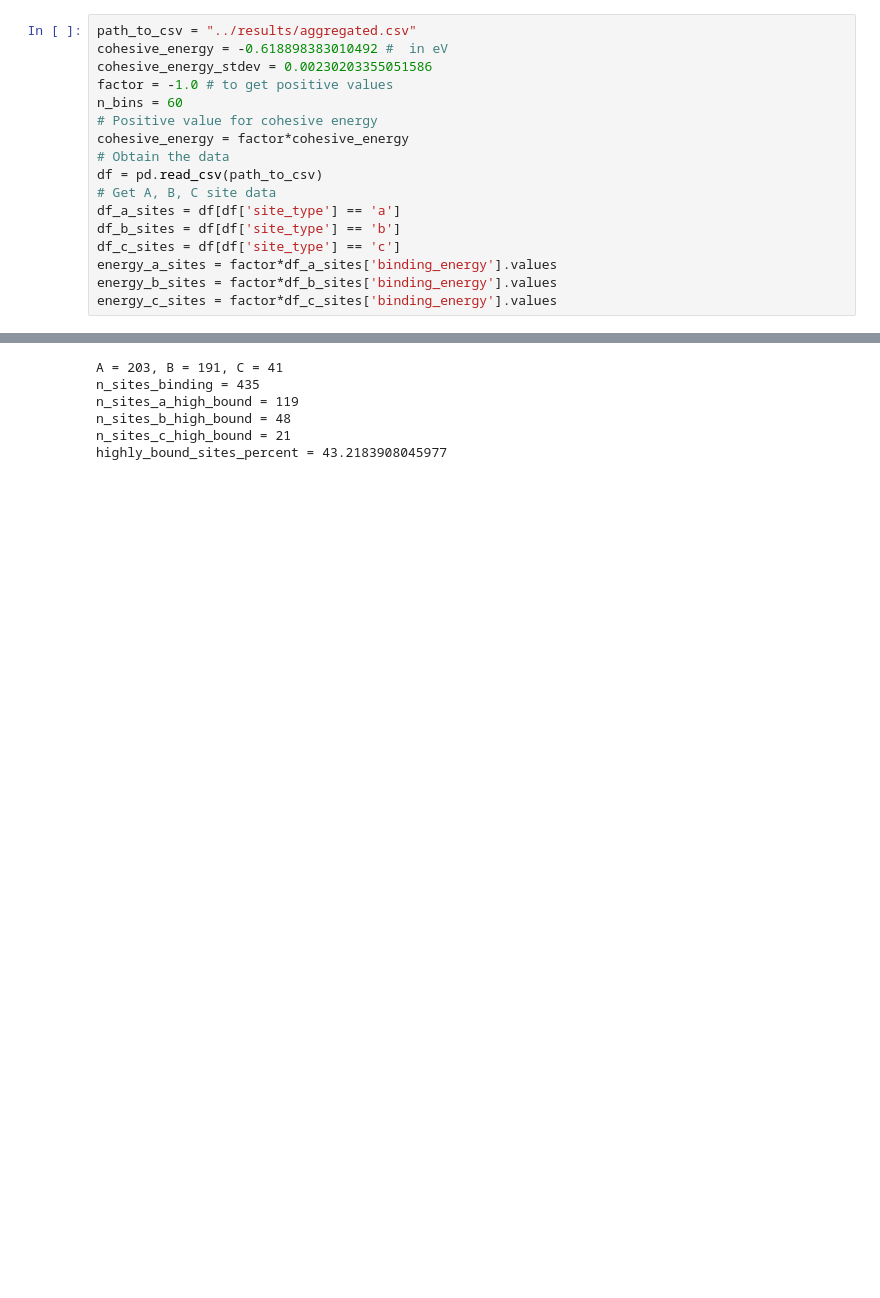
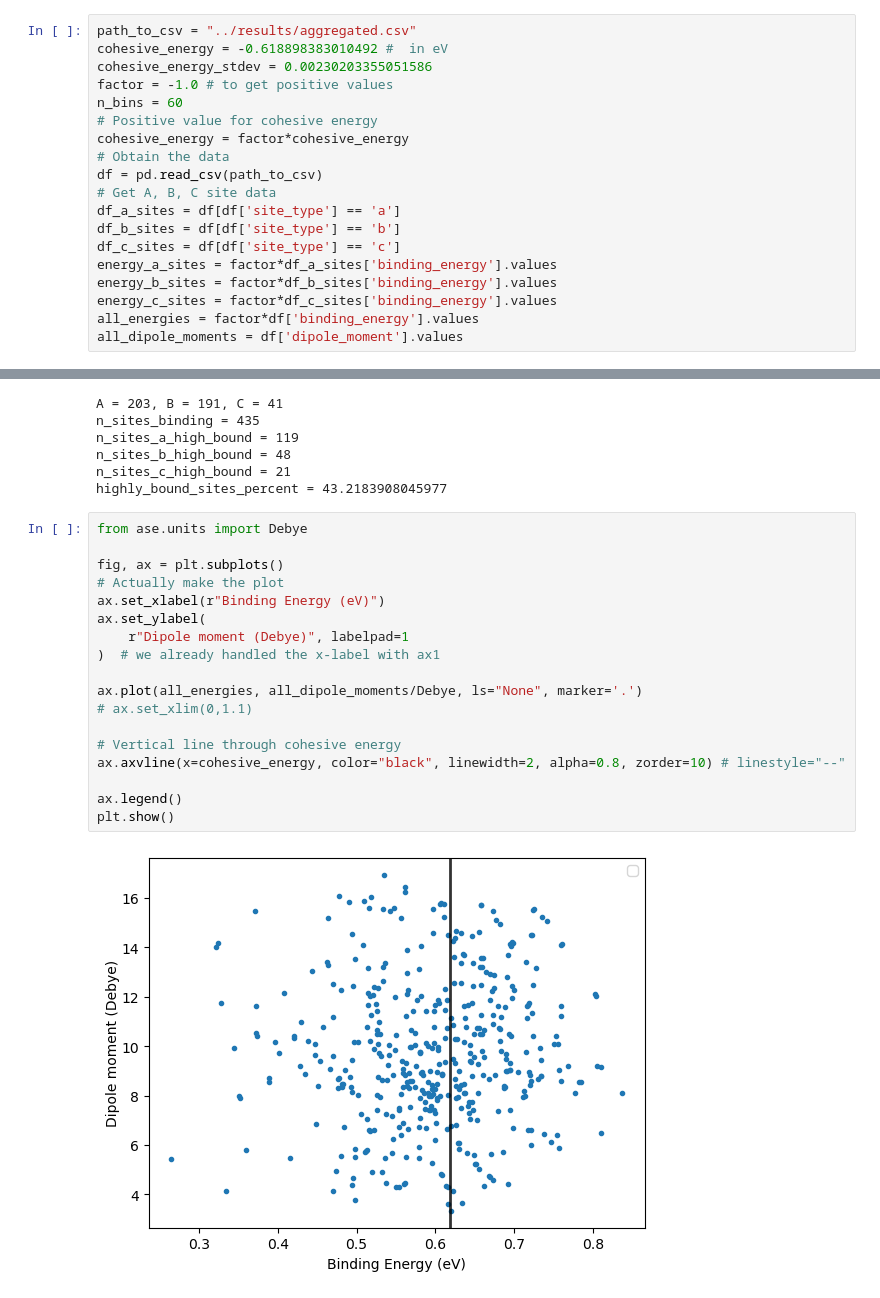
Before and after one commit to amritagos/iceSurfaceWorkFlow, a Jupyter notebook: 2-dropH2O/notebooks/plotting.ipynb, the cells around one changed output, grey strips where cells are left out. Drawn from its saved outputs; the diff is of its cells as text; blank space fills up the shorter version.

Commit message:
plotting: Jupyter notebook update

```diff
--- a/2-dropH2O/notebooks/plotting.ipynb
+++ b/2-dropH2O/notebooks/plotting.ipynb
@@ -20,3 +20,5 @@ df_c_sites = df[df['site_type'] == 'c']
 energy_a_sites = factor*df_a_sites['binding_energy'].values
 energy_b_sites = factor*df_b_sites['binding_energy'].values
 energy_c_sites = factor*df_c_sites['binding_energy'].values
+all_energies = factor*df['binding_energy'].values
+all_dipole_moments = df['dipole_moment'].values
@@ -63,3 +83,23 @@ n_sites_a_high_bound = 119
 n_sites_b_high_bound = 48
 n_sites_c_high_bound = 21
 highly_bound_sites_percent = 43.2183908045977
+# %%
+from ase.units import Debye
+
+fig, ax = plt.subplots()
+# Actually make the plot
+ax.set_xlabel(r"Binding Energy (eV)")
+ax.set_ylabel(
+    r"Dipole moment (Debye)", labelpad=1
+)  # we already handled the x-label with ax1
+
+ax.plot(all_energies, all_dipole_moments/Debye, ls="None", marker='.')
+# ax.set_xlim(0,1.1)
+
+# Vertical line through cohesive energy
+ax.axvline(x=cohesive_energy, color="black", linewidth=2, alpha=0.8, zorder=10) # linestyle="--"
+
+ax.legend()
+plt.show()
+# %% [output]
+[figure, added]
```
Also changed, not shown: parts of 1 cell of this notebook.
